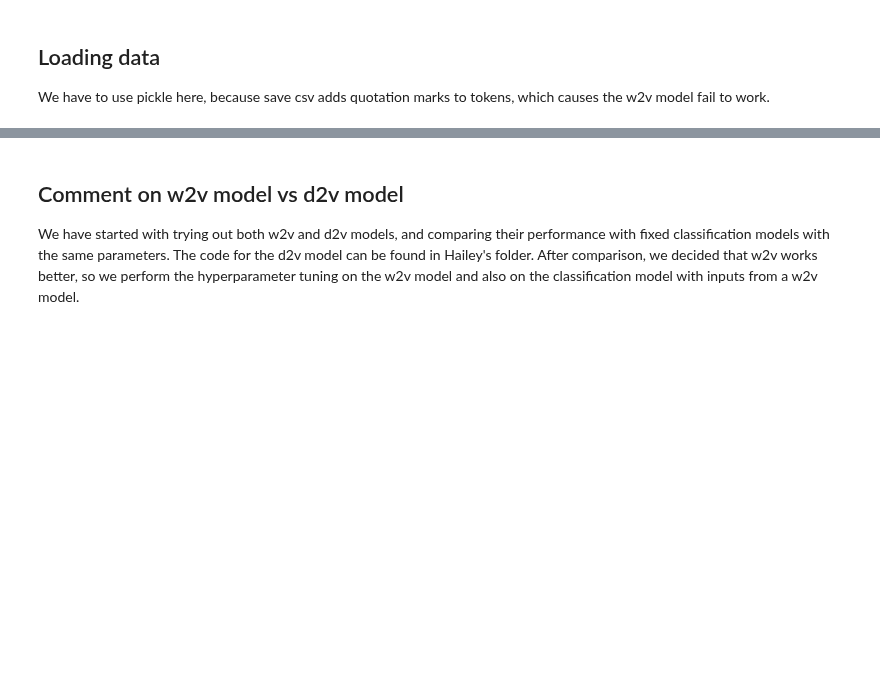
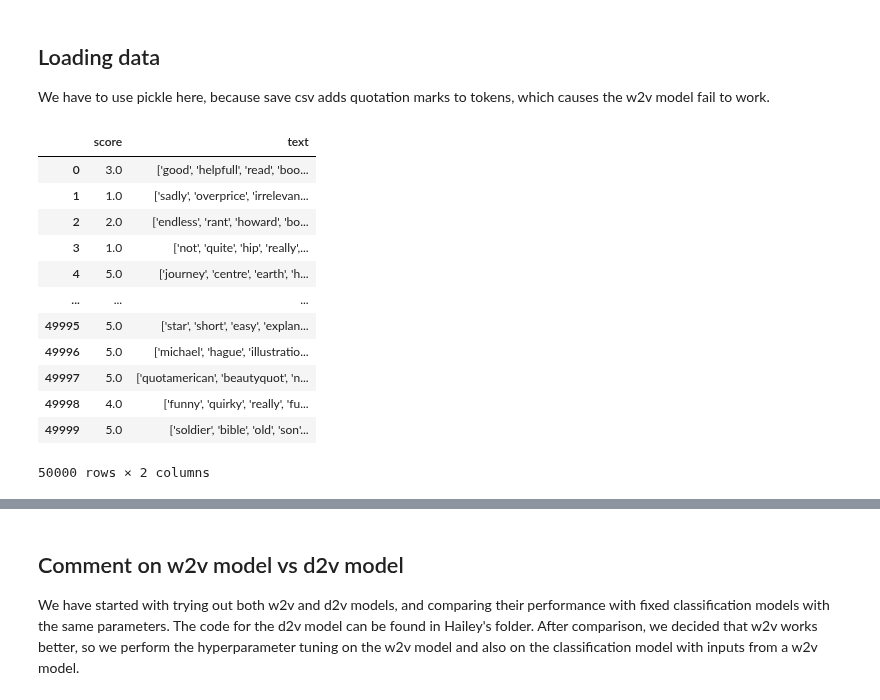
Before and after one commit to XinnGuan/DST_Assessment2, a Jupyter notebook: Xin/Word2vec.ipynb, the cells around one changed output, grey strips where cells are left out. Saved outputs shown, nothing was run; the diff lists cells and outputs as text; code cells hidden in the pictures; blank space fills up the shorter version.

```diff
--- a/Xin/Word2vec.ipynb
+++ b/Xin/Word2vec.ipynb
@@ -19,0 +20,16 @@ df=pd.read_pickle('Data/data_cleaned_1')
+# %%
+df
+# %% [output]
+|  | score | text |
+| 0 | 3.0 | ['good', 'helpfull', 'read', 'boo... |
+| 1 | 1.0 | ['sadly', 'overprice', 'irrelevan... |
+| 2 | 2.0 | ['endless', 'rant', 'howard', 'bo... |
+| 3 | 1.0 | ['not', 'quite', 'hip', 'really',... |
+| 4 | 5.0 | ['journey', 'centre', 'earth', 'h... |
+| ... | ... | ... |
+| 49995 | 5.0 | ['star', 'short', 'easy', 'explan... |
+| 49996 | 5.0 | ['michael', 'hague', 'illustratio... |
+| 49997 | 5.0 | ['quotamerican', 'beautyquot', 'n... |
+| 49998 | 4.0 | ['funny', 'quirky', 'really', 'fu... |
+| 49999 | 5.0 | ['soldier', 'bible', 'old', 'son'... |
+50000 rows × 2 columns
```
Also changed, not shown: parts of 4 cells of this notebook, 1 other file.
